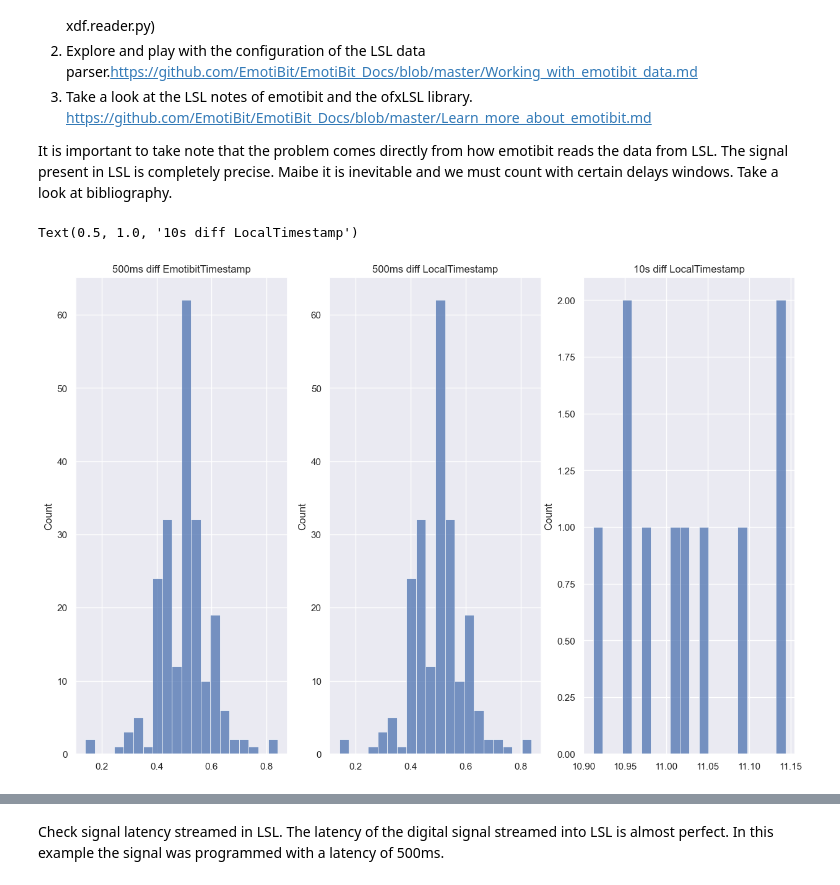
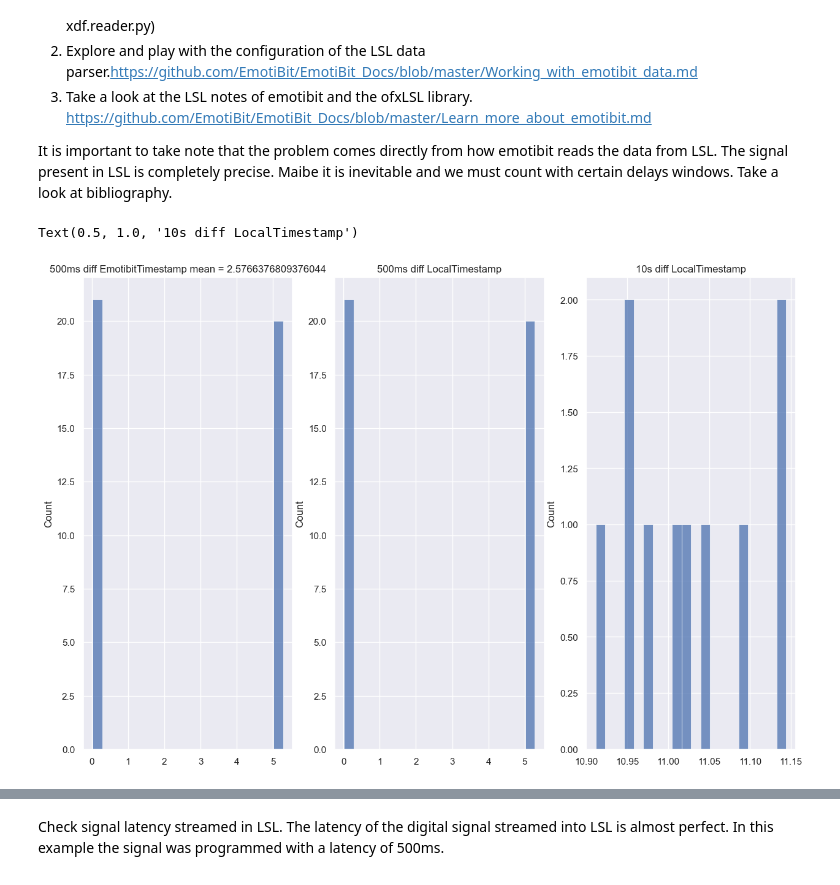
Before and after one commit to Rockyneuron/EmotiBit, a Jupyter notebook: analysis/test_sync.ipynb, the cells around one changed output, grey strips where cells are left out. Cells and saved outputs as stored; diff of their text form; code cells hidden in the pictures.

```diff
--- a/analysis/test_sync.ipynb
+++ b/analysis/test_sync.ipynb
@@ -16,11 +16,18 @@ sys.path.append(Path(r"C:\Users\ArturoV\Desktop\projects\EmotiBit\emotiBitData\L
 # %%
 %matplotlib inline
 
-file1=r'..\emotiBitData\LSL\2022-12-14_12-50-35-171609\2022-12-14_12-50-35-171609_TX_TL_LC.csv'#r'C:\Users\ArturoV\Desktop\projects\EmotiBit\emotiBitData\LSL\2022-12-12_16-27-05-140907_TX_TL_LC.csv' #500ms interval data
-file2=r'..\emotiBitData\LSL\2022-12-14_12-50-35-171609\2022-12-14_12-50-35-171609_TX_TL_LC.csv' #500ms interval data
+# file1=r'..\emotiBitData\LSL\2022-12-14_12-50-35-171609\2022-12-14_12-50-35-171609_TL.csv'#r'C:\Users\ArturoV\Desktop\projects\EmotiBit\emotiBitData\LSL\2022-12-12_16-27-05-140907_TX_TL_LC.csv' #500ms interval data
+# file2=r'..\emotiBitData\LSL\2022-12-14_12-50-35-171609\2022-12-14_12-50-35-171609_TL.csv' #500ms interval data
+# file3=r'..\emotiBitData\LSL\2022-12-14_12-50-35-171609\2022-12-14_12-50-35-171609_AX.csv' #500ms interval data
+# file4=r'..\emotiBitData\LSL\2022-12-14_08-55-09-834278\2022-12-14_08-55-09-834278_TX_LC_LM.csv' #10s interval LSL
+# file5=r'..\emotiBitData\LSL\2022-12-14_08-55-09-834278\2022-12-14_08-55-09-834278_BV.csv' #10s interval LSL
+
+file1=r'..\emotiBitData\LSL\2023-01-17_18-09-42-832110\2023-01-17_18-09-42-832110_LM'
+file2=r'..\emotiBitData\LSL\2022-12-14_12-50-35-171609\2023-01-17_18-09-42-832110_LM' #500ms interval data
 file3=r'..\emotiBitData\LSL\2022-12-14_12-50-35-171609\2022-12-14_12-50-35-171609_AX.csv' #500ms interval data
 file4=r'..\emotiBitData\LSL\2022-12-14_08-55-09-834278\2022-12-14_08-55-09-834278_TX_LC_LM.csv' #10s interval LSL
 file5=r'..\emotiBitData\LSL\2022-12-14_08-55-09-834278\2022-12-14_08-55-09-834278_BV.csv' #10s interval LSL
+
 
 data1=pd.read_csv(file1,delimiter=",")
 data2=pd.read_csv(file2,delimiter=",")
@@ -78,16 +87,16 @@ difftime3_diff=np.absolute(difftime3-11)
 # %%
 fig1,ax1=plt.subplots(1,3,)
 sns.histplot(data=difftime1,ax= ax1[0],bins=20)
 sns.histplot(data=difftime2,ax= ax1[1],bins=20)
 sns.histplot(data=difftime3,ax= ax1[2],bins=20)
 fig1.set_figheight(10)
 fig1.set_figwidth(15)
-ax1[0].set_title('500ms diff EmotibitTimestamp')
+ax1[0].set_title('500ms diff EmotibitTimestamp mean = {}'.format(np.mean(difftime1)))
 ax1[1].set_title('500ms diff LocalTimestamp')
 ax1[2].set_title('10s diff LocalTimestamp')
 # %% [output]
 Text(0.5, 1.0, '10s diff LocalTimestamp')
-[figure, old version]
+[figure, new version]
 # %%
 fig1,ax1=plt.subplots(1,3,)
 sns.histplot(data=difftime1_diff,ax= ax1[0],bins=5,binwidth=0.03)
```
Also changed, not shown: parts of 4 cells of this notebook, 33 other files.
